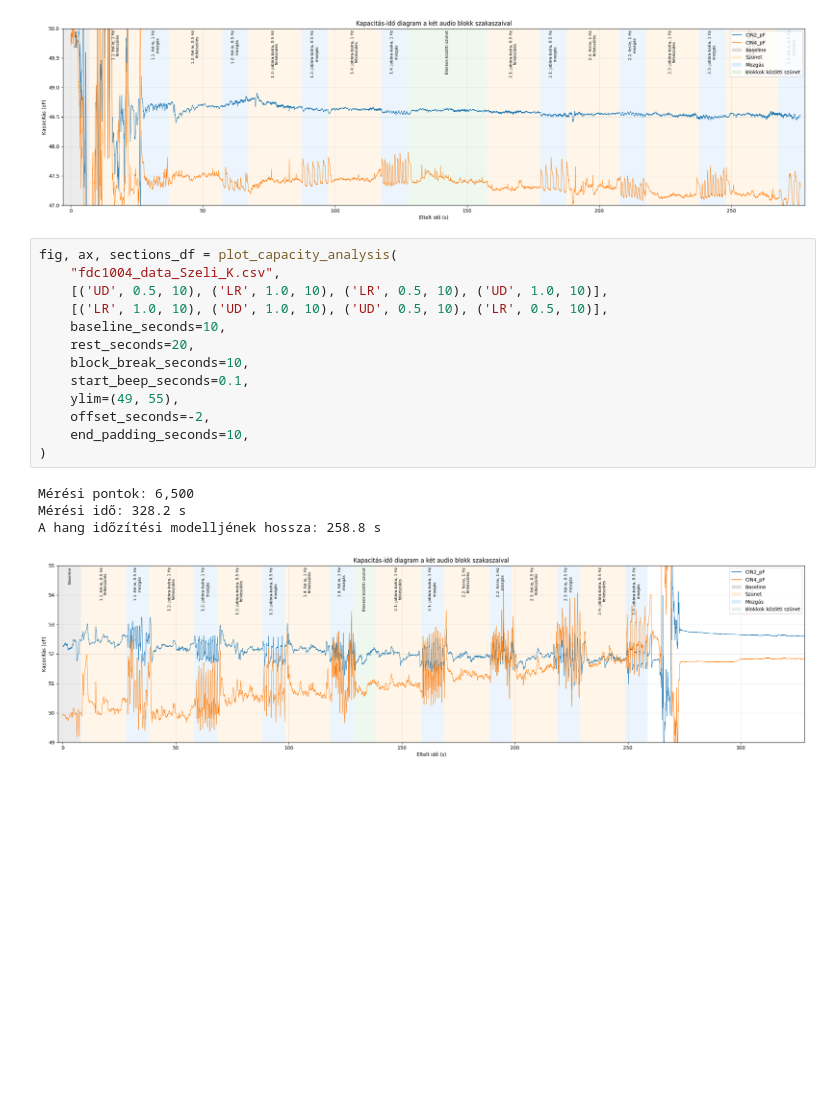
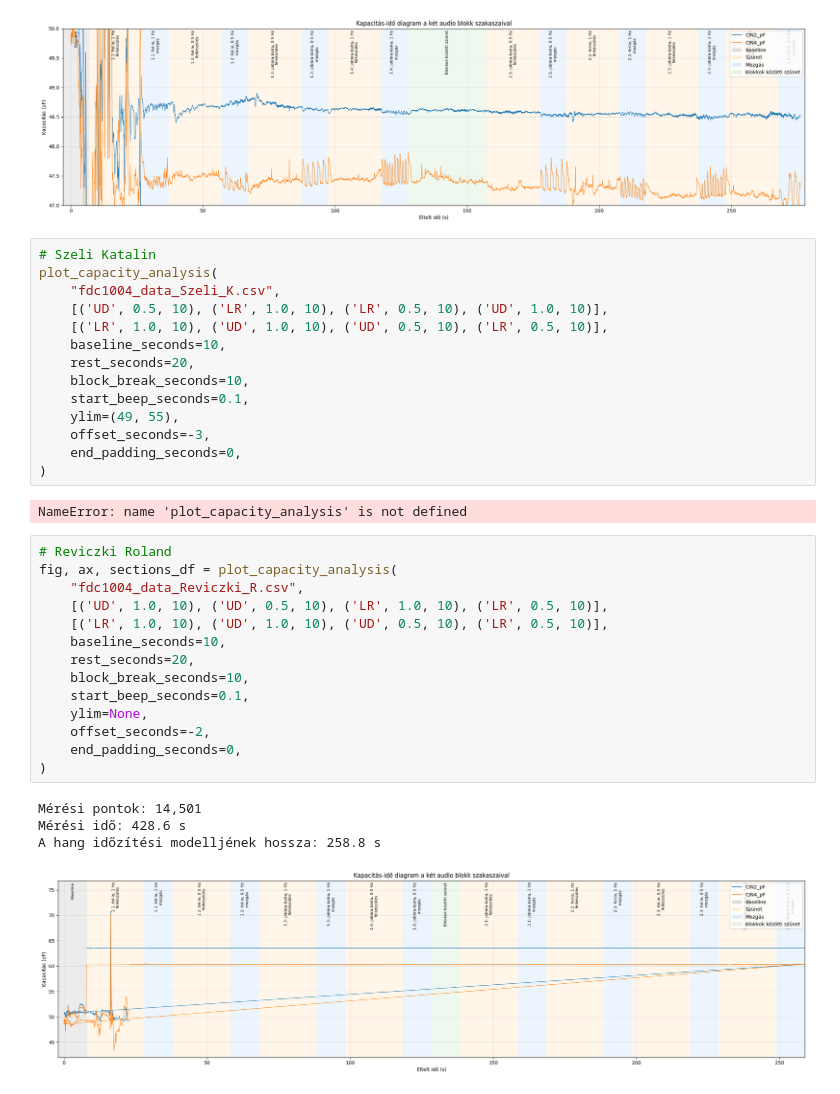
Before and after one commit to Qawes/CapMeter, a Jupyter notebook: data_analysis/functional_tests/blocked_capacity_analysis.ipynb, the cells around one changed output. Cells and saved outputs as stored; diff of their text form; blank space fills up the shorter version.

```diff
--- a/data_analysis/functional_tests/blocked_capacity_analysis.ipynb
+++ b/data_analysis/functional_tests/blocked_capacity_analysis.ipynb
@@ -26,7 +26,8 @@ A hang időzítési modelljének hossza: 277.8 s
 Figyelem: a CSV rövidebb, mint a megadott audio időzítése.
 [figure]
 # %%
-fig, ax, sections_df = plot_capacity_analysis(
+# Szeli Katalin
+plot_capacity_analysis(
     "fdc1004_data_Szeli_K.csv",
     [('UD', 0.5, 10), ('LR', 1.0, 10), ('LR', 0.5, 10), ('UD', 1.0, 10)],
     [('LR', 1.0, 10), ('UD', 1.0, 10), ('UD', 0.5, 10), ('LR', 0.5, 10)],
@@ -35,11 +36,27 @@ fig, ax, sections_df = plot_capacity_analysis(
     block_break_seconds=10,
     start_beep_seconds=0.1,
     ylim=(49, 55),
-    offset_seconds=-2,
-    end_padding_seconds=10,
+    offset_seconds=-3,
+    end_padding_seconds=0,
 )
 # %% [output]
-Mérési pontok: 6,500
-Mérési idő: 328.2 s
-A hang időzítési modelljének hossza: 258.8 s
+NameError: name 'plot_capacity_analysis' is not defined
-[figure, removed]
+# %%
+# Reviczki Roland
+fig, ax, sections_df = plot_capacity_analysis(
+    "fdc1004_data_Reviczki_R.csv",
+    [('UD', 1.0, 10), ('UD', 0.5, 10), ('LR', 1.0, 10), ('LR', 0.5, 10)],
+    [('LR', 1.0, 10), ('UD', 1.0, 10), ('UD', 0.5, 10), ('LR', 0.5, 10)],
+    baseline_seconds=10,
+    rest_seconds=20,
+    block_break_seconds=10,
+    start_beep_seconds=0.1,
+    ylim=None,
+    offset_seconds=-2,
+    end_padding_seconds=0,
+)
+# %% [output]
+Mérési pontok: 14,501
+Mérési idő: 428.6 s
+A hang időzítési modelljének hossza: 258.8 s
+[figure, added]
```
Also changed, not shown: 1 other file.
